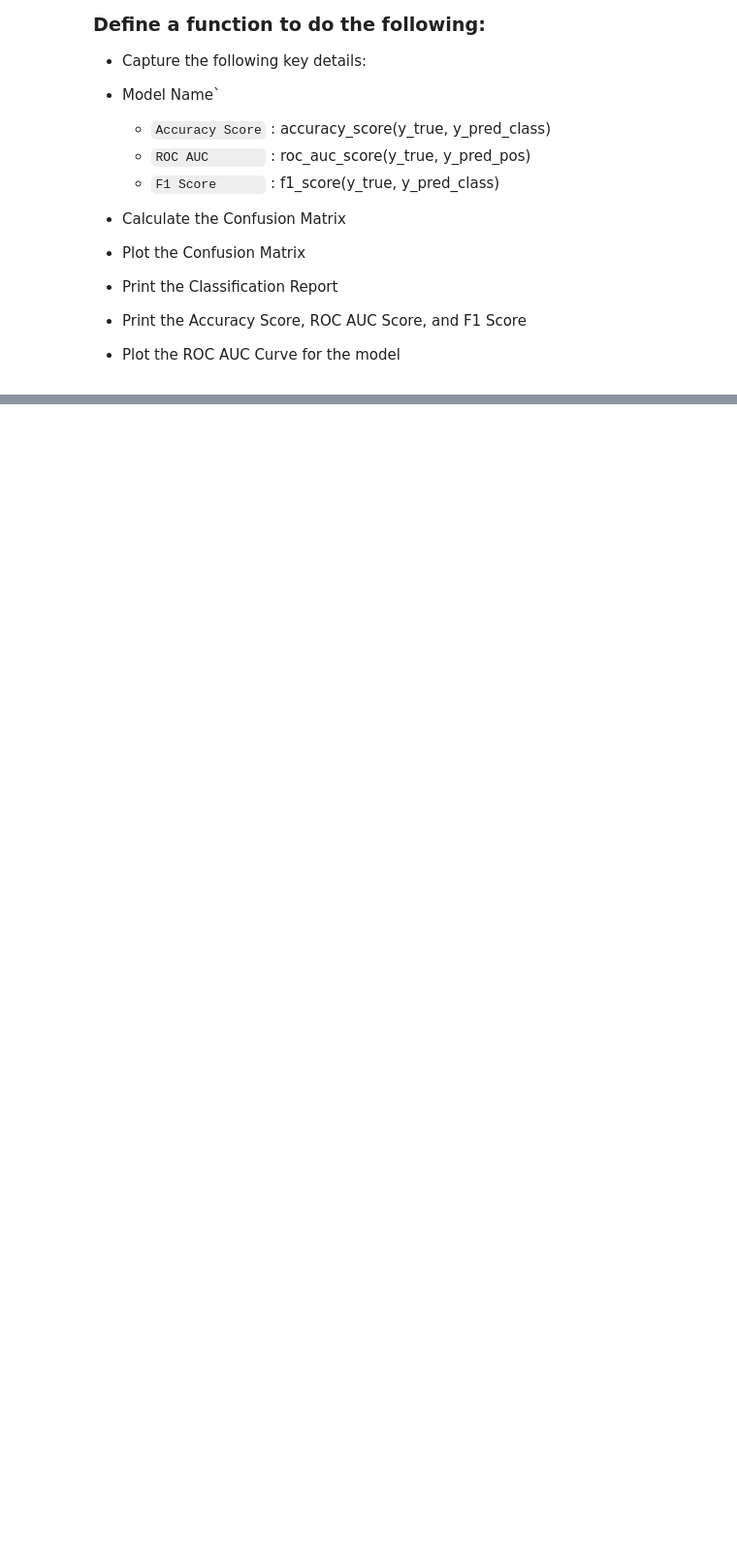
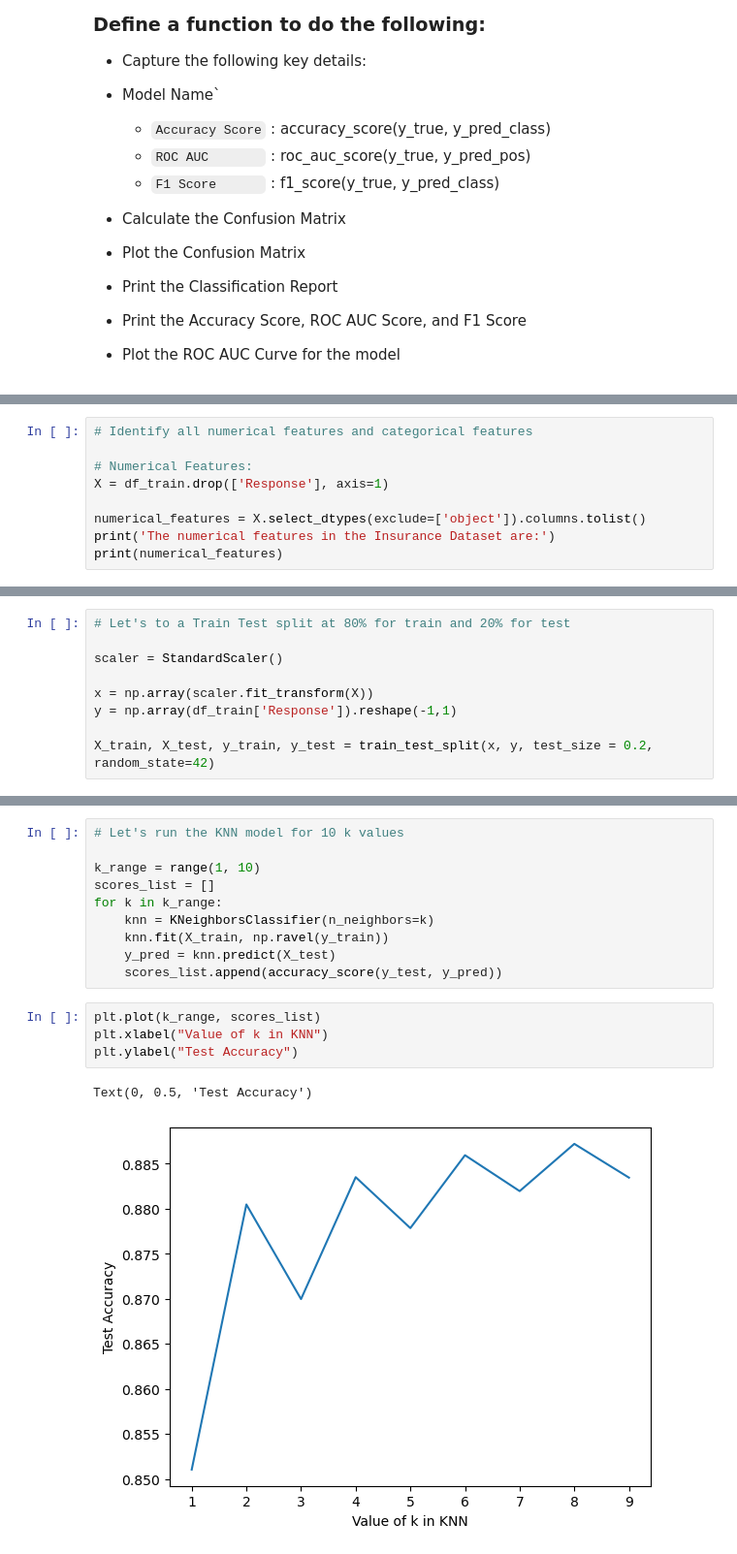
Before and after one commit to FerndzJoe/FerndzJoe, a Jupyter notebook: supervised-machine-learning-models-insurance-data.ipynb, the cells around one changed output, grey strips where cells are left out. Shown at 97% size. Cells and saved outputs as stored; diff of their text form; blank space fills up the shorter version.

Commit message:
Kaggle Notebook | Supervised Machine Learning Models -Insurance Data | Version 9

```diff
--- a/supervised-machine-learning-models-insurance-data.ipynb
+++ b/supervised-machine-learning-models-insurance-data.ipynb
@@ -553,0 +557,9 @@ def record_and_print_scores(model_name, test_result, pred_result, proba_val):
+# %%
+# Identify all numerical features and categorical features
+
+# Numerical Features:
+X = df_train.drop(['Response'], axis=1)
+
+numerical_features = X.select_dtypes(exclude=['object']).columns.tolist()
+print('The numerical features in the Insurance Dataset are:')
+print(numerical_features)
@@ -553,0 +571,9 @@ def record_and_print_scores(model_name, test_result, pred_result, proba_val):
+# %%
+# Let's to a Train Test split at 80% for train and 20% for test
+
+scaler = StandardScaler()
+
+x = np.array(scaler.fit_transform(X))
+y = np.array(df_train['Response']).reshape(-1,1)
+
+X_train, X_test, y_train, y_test = train_test_split(x, y, test_size = 0.2, random_state=42)
@@ -553,0 +588,17 @@ def record_and_print_scores(model_name, test_result, pred_result, proba_val):
+# %%
+# Let's run the KNN model for 10 k values
+
+k_range = range(1, 10)
+scores_list = []
+for k in k_range:
+    knn = KNeighborsClassifier(n_neighbors=k)
+    knn.fit(X_train, np.ravel(y_train))
+    y_pred = knn.predict(X_test)
+    scores_list.append(accuracy_score(y_test, y_pred))
+# %%
+plt.plot(k_range, scores_list)
+plt.xlabel("Value of k in KNN")
+plt.ylabel("Test Accuracy")
+# %% [output]
+Text(0, 0.5, 'Test Accuracy')
+[figure, added]
```
Also changed, not shown: parts of 40 cells of this notebook.
